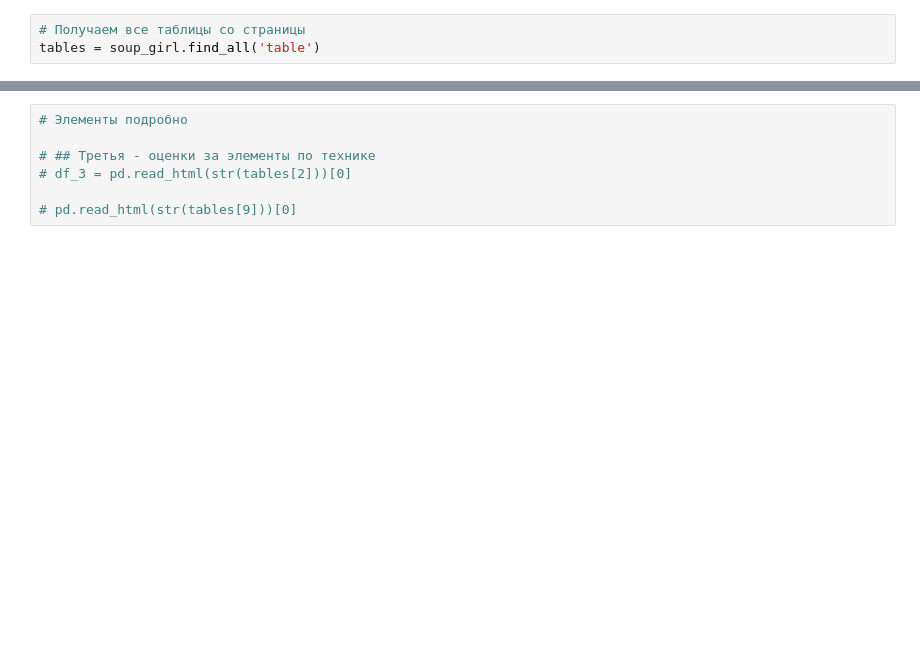
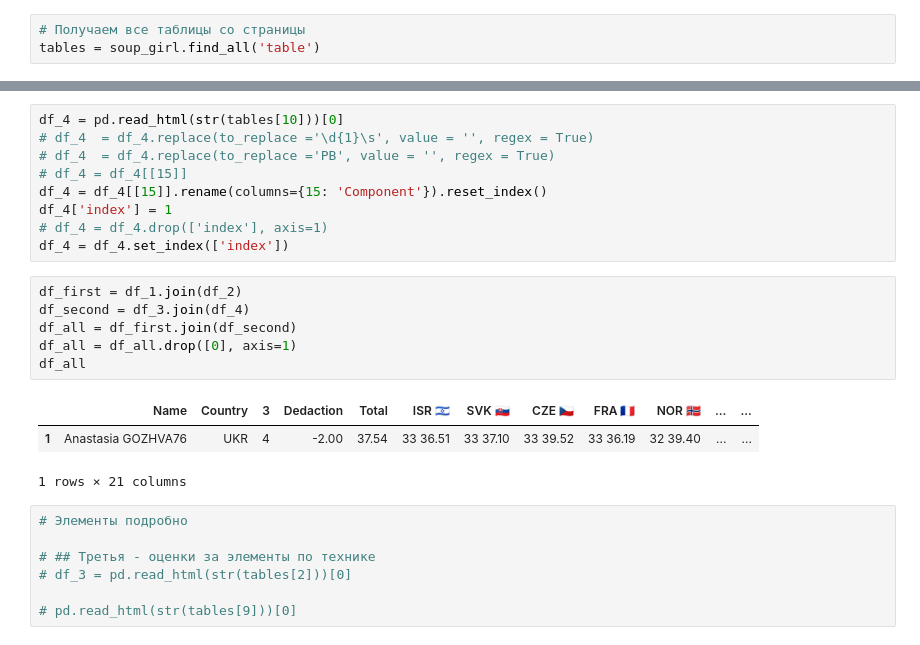
Before and after one commit to Jnesmey/Analytics, a Jupyter notebook: статистика фк.ipynb, the cells around one changed output, grey strips where cells are left out. Drawn from its saved outputs; the diff is of its cells as text; blank space fills up the shorter version.

```diff
--- a/статистика фк.ipynb
+++ b/статистика фк.ipynb
@@ -134,3 +187,22 @@ pd.read_html(str(tables[8]))[0]
+# %%
+df_4 = pd.read_html(str(tables[10]))[0]
+# df_4  = df_4.replace(to_replace ='\d{1}\s', value = '', regex = True)
+# df_4  = df_4.replace(to_replace ='PB', value = '', regex = True)
+# df_4 = df_4[[15]]
+df_4 = df_4[[15]].rename(columns={15: 'Component'}).reset_index()
+df_4['index'] = 1
+# df_4 = df_4.drop(['index'], axis=1)
+df_4 = df_4.set_index(['index'])
+# %%
+df_first = df_1.join(df_2)
+df_second = df_3.join(df_4)
+df_all = df_first.join(df_second)
+df_all = df_all.drop([0], axis=1)
+df_all
+# %% [output]
+|  | Name | Country | 3 | Dedaction | Total | ISR 🇮🇱 | SVK 🇸🇰 | CZE 🇨🇿 | FRA 🇫🇷 | NOR 🇳🇴 | ... | ... |
+| 1 | Anastasia GOZHVA76 | UKR | 4 | -2.00 | 37.54 | 33 36.51 | 33 37.10 | 33 39.52 | 33 36.19 | 32 39.40 | ... | ... |
+1 rows × 21 columns
 # %%
 # Элементы подробно
 
```
Also changed, not shown: parts of 22 cells of this notebook.
